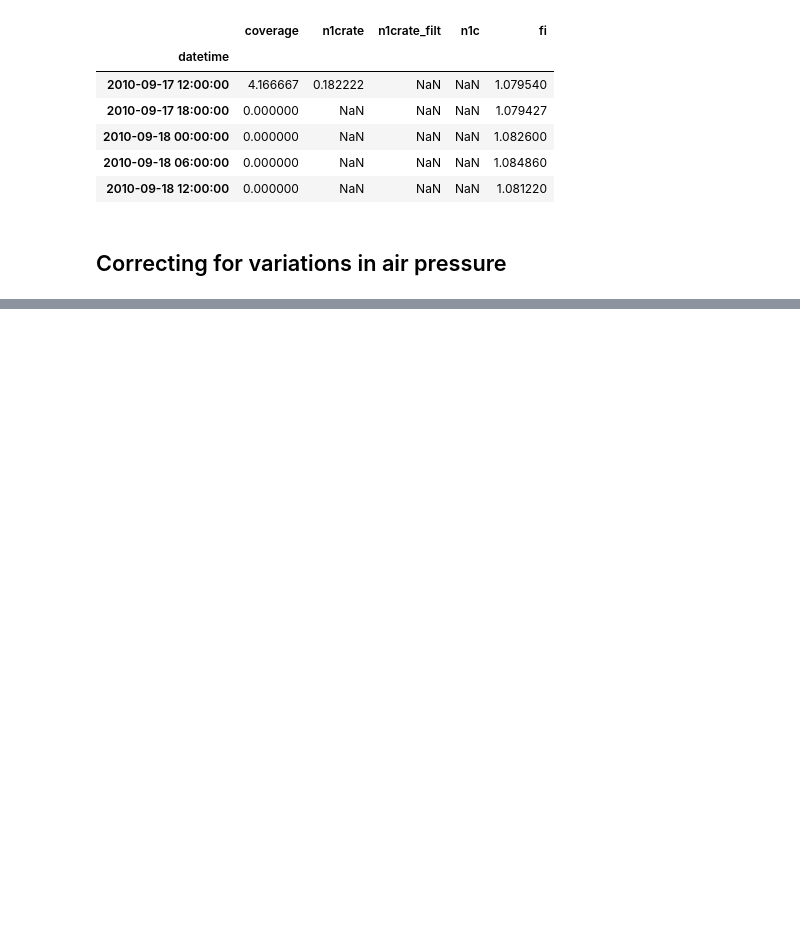
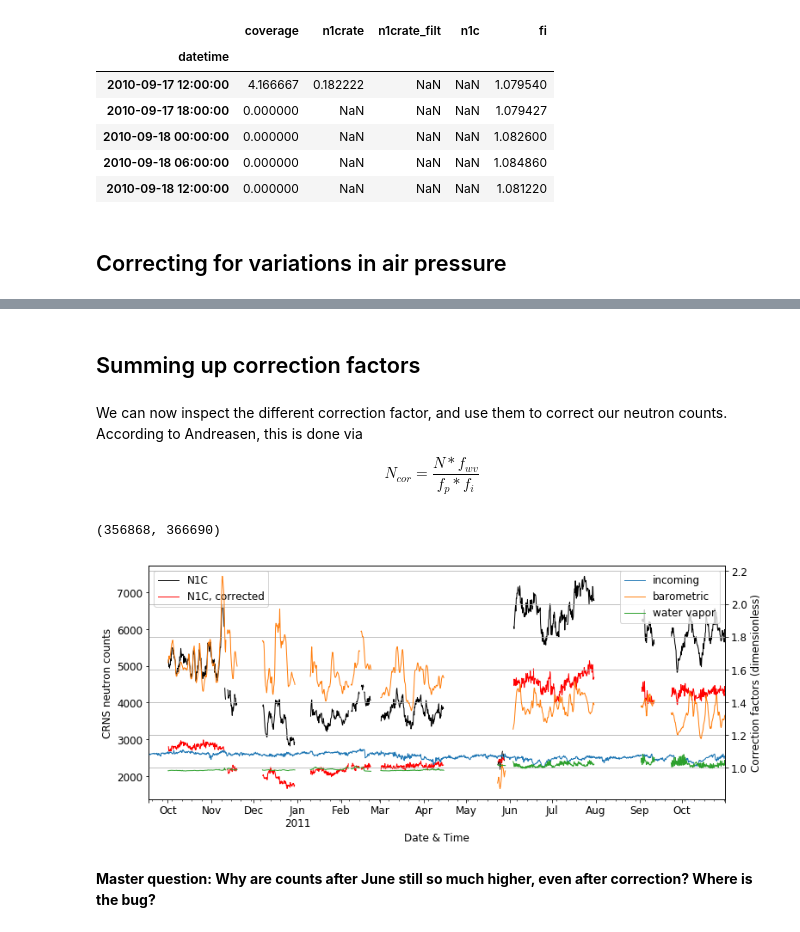
Before and after one commit to heistermann/cosmicsense, a Jupyter notebook: docs/source/notebooks/n_to_theta.ipynb, the cells around one changed output, grey strips where cells are left out. Cells and saved outputs as stored; diff of their text form; code cells hidden in the pictures; blank space fills up the shorter version.

Commit message:
Add further corrections.

```diff
--- a/docs/source/notebooks/n_to_theta.ipynb
+++ b/docs/source/notebooks/n_to_theta.ipynb
@@ -229,0 +252,7 @@ nmdb.JUNG1.plot(label="JUNG1", lw=1)
+# %%
+# Compute correction factor from original resolution
+crns["fp"] = np.exp( ( (stand_press - crns.press) * pa_per_mbar / pa_per_gsqcm ) / L )
+# Compute 6h average correction factor and merge
+fp = crns.fp.resample("6H").mean()
+mergeip = pd.merge(mergei, fp, how='left', left_index=True, right_index=True)
+mergeip.head()
@@ -231,0 +375,8 @@ nmdb.JUNG1.plot(label="JUNG1", lw=1)
+# %%
+# Compute correction factor from original resolution
+crns["fwv"] = get_f_wv(crns.temp, crns.relhum)
+# %%
+# Compute 6h average correction factor and merge
+fwv = crns.fwv.resample("6H").mean()
+mergeipwv = pd.merge(mergeip, fwv, how='left', left_index=True, right_index=True)
+mergeipwv.head()
@@ -231,0 +391,36 @@ nmdb.JUNG1.plot(label="JUNG1", lw=1)
+# %% [markdown]
+## Summing up correction factors
+# %% [markdown]
+We can now inspect the different correction factor, and use them to correct our neutron counts. According to Andreasen, this is done via
+
+\begin{equation*}
+N_{cor} = \frac{N*f_{wv}}{f_p*f_i}
+\end{equation*}
+# %%
+mergeipwv["n1corr"] = mergeipwv.n1c * mergeipwv.fwv / (mergeipwv.fp * mergeipwv.fi)
+# %%
+plt.rc('font', **{'size'   : 12})
+
+fig, ax = plt.subplots(figsize=(12,5))
+
+mergeipwv.n1c.plot(ax=ax, label="N1C", color="black", lw=1)
+mergeipwv.n1corr.plot(ax=ax, label="N1C, corrected", color="red", lw=1)
+plt.xlabel("Date & Time")
+plt.ylabel("CRNS neutron counts")
+plt.legend(loc="upper left")
+
+ax2 = ax.twinx()
+mergeipwv.fi.plot(ax=ax2, label="incoming", lw=1)
+mergeipwv.fp.plot(ax=ax2, label="barometric", lw=1)
+mergeipwv.fwv.plot(ax=ax2, label="water vapor", lw=1)
+#plt.ylim(100,400)
+plt.legend()
+plt.ylabel("Correction factors (dimensionless)")
+plt.grid()
+
+plt.xlim(crns_6h.index[0], crns_6h.index[-1])
+# %% [output]
+(356868, 366690)
+[figure, added]
+# %% [markdown]
+**Master question: Why are counts after June still so much higher, even after correction? Where is the bug?**
```
Also changed, not shown: parts of 14 cells of this notebook.
